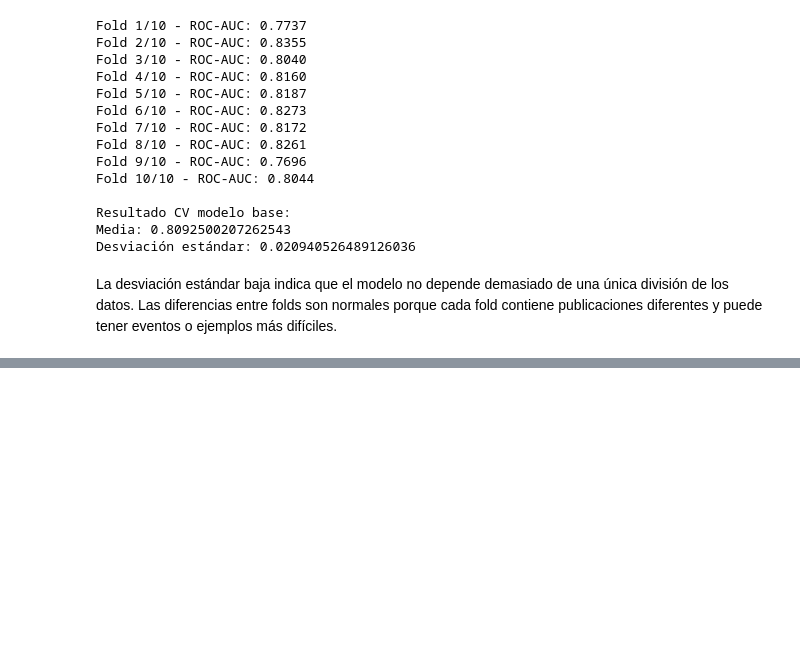
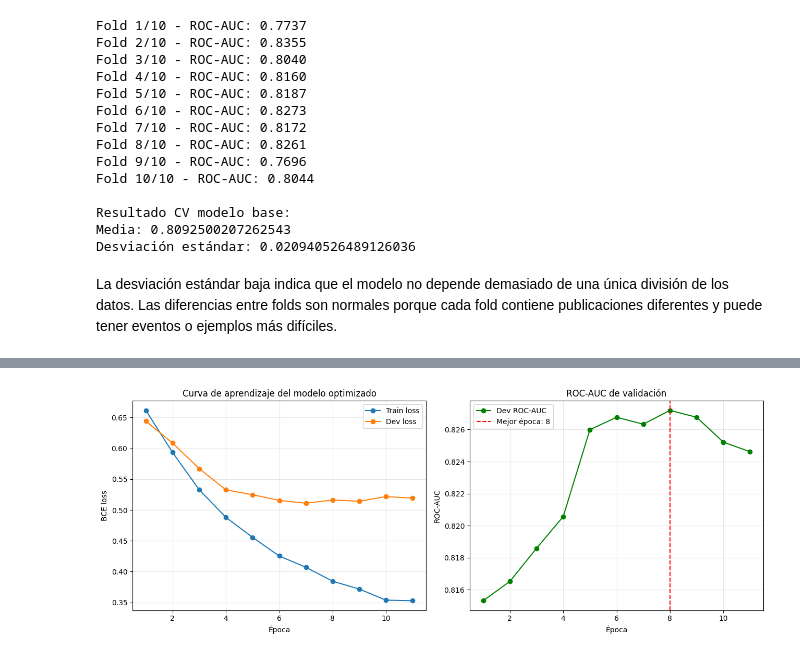
Before and after one commit to jessicamile94-star/crisis-mmd-multimodal-emergency-detection, a Jupyter notebook: CrisisMMD_Multimodal_Jessica_Ballesteros.ipynb, the cells around one changed output, grey strips where cells are left out. Saved outputs shown, nothing was run; the diff lists cells and outputs as text; code cells hidden in the pictures; blank space fills up the shorter version.

```diff
--- a/CrisisMMD_Multimodal_Jessica_Ballesteros.ipynb
+++ b/CrisisMMD_Multimodal_Jessica_Ballesteros.ipynb
@@ -1125,0 +1281,6 @@ La desviación estándar baja indica que el modelo no depende demasiado de una
+# %%
+best_params = study.best_params
+
+print("Hiperparámetros seleccionados:")
+for name, value in best_params.items():
+    print(f"{name}: {value}")
@@ -1125,0 +1443,55 @@ La desviación estándar baja indica que el modelo no depende demasiado de una
+# %%
+epochs_optimized = range(
+    1,
+    len(optimized_history["train_loss"]) + 1
+)
+
+fig, axes = plt.subplots(1, 2, figsize=(13, 5))
+
+# Pérdida
+axes[0].plot(
+    epochs_optimized,
+    optimized_history["train_loss"],
+    marker="o",
+    label="Train loss"
+)
+
+axes[0].plot(
+    epochs_optimized,
+    optimized_history["dev_loss"],
+    marker="o",
+    label="Dev loss"
+)
+
+axes[0].set_title("Curva de aprendizaje del modelo optimizado")
+axes[0].set_xlabel("Época")
+axes[0].set_ylabel("BCE loss")
+axes[0].legend()
+axes[0].grid(alpha=0.3)
+
+# ROC-AUC
+axes[1].plot(
+    epochs_optimized,
+    optimized_history["dev_auc"],
+    marker="o",
+    color="green",
+    label="Dev ROC-AUC"
+)
+
+axes[1].axvline(
+    optimized_best_epoch,
+    color="red",
+    linestyle="--",
+    label=f"Mejor época: {optimized_best_epoch}"
+)
+
+axes[1].set_title("ROC-AUC de validación")
+axes[1].set_xlabel("Época")
+axes[1].set_ylabel("ROC-AUC")
+axes[1].legend()
+axes[1].grid(alpha=0.3)
+
+plt.tight_layout()
+plt.show()
+# %% [output]
+[figure, added]
```
Also changed, not shown: parts of 25 cells of this notebook.
